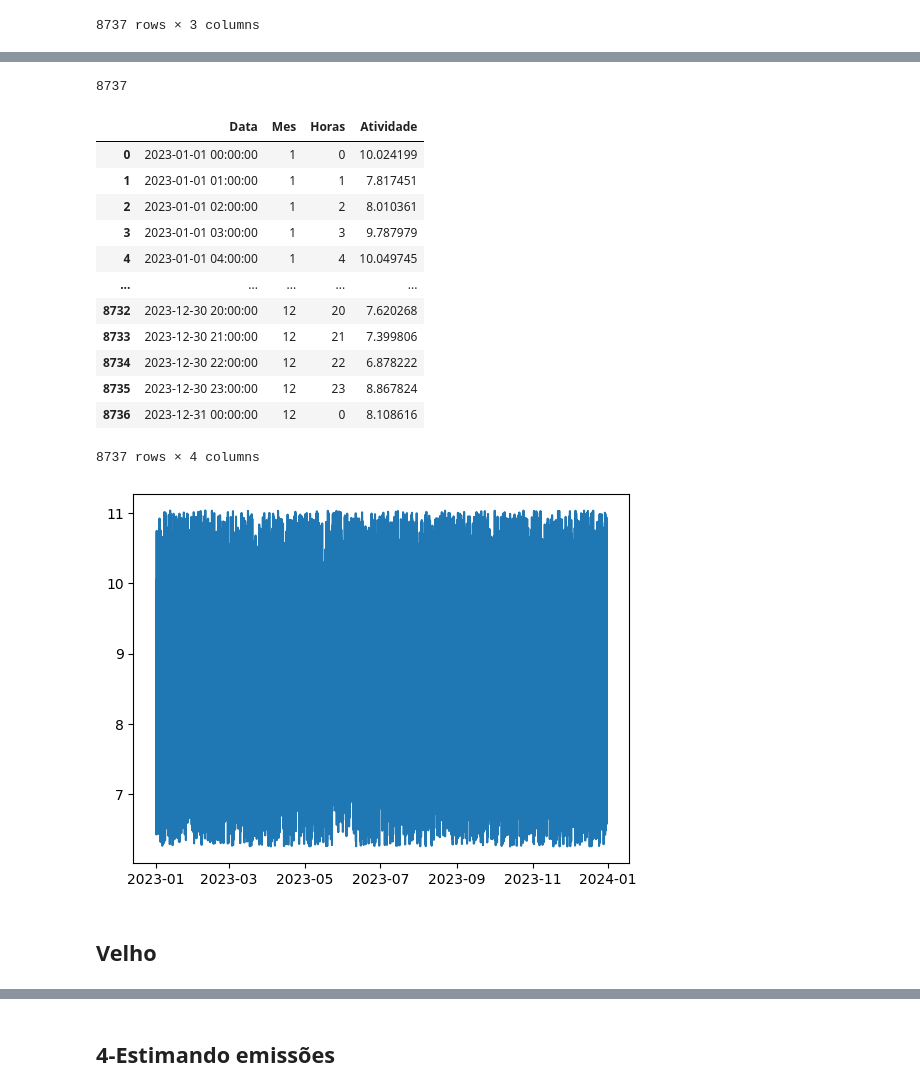
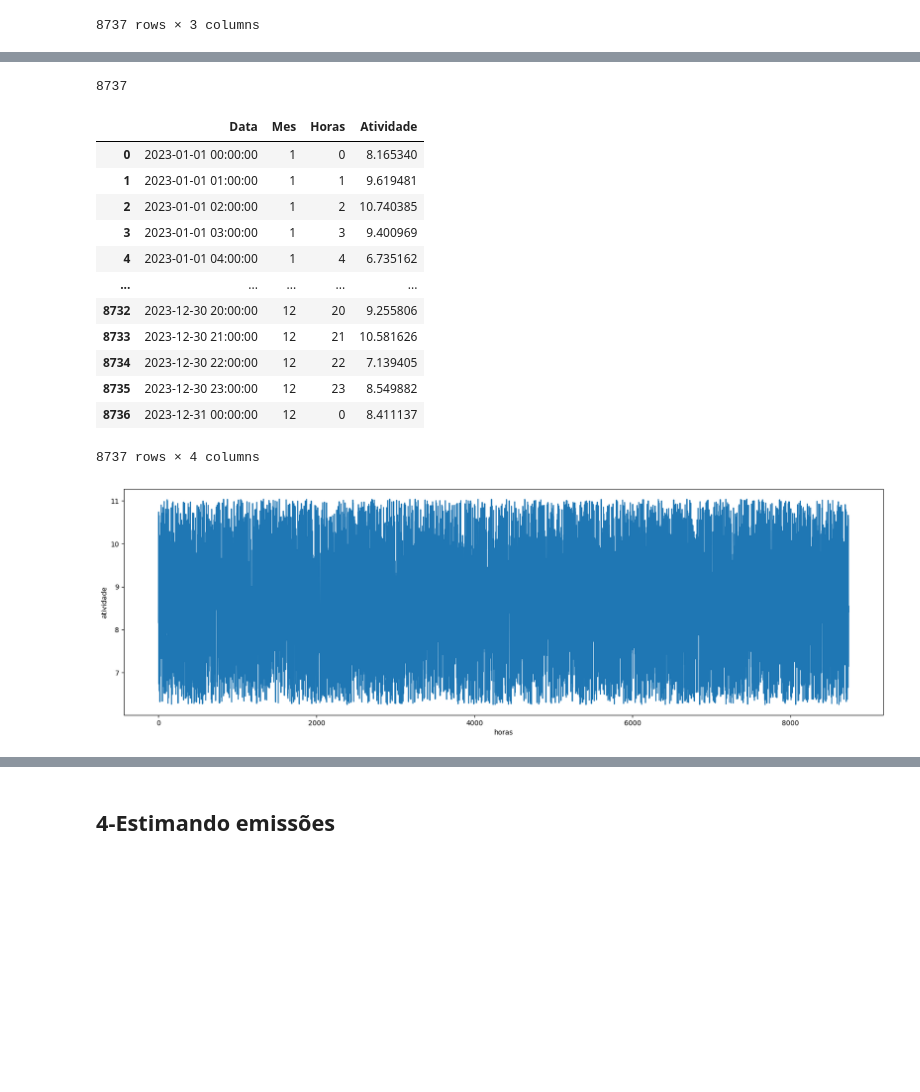
Before and after one commit to pavei3/ENS5173_202401, a Jupyter notebook: scripts/Atividade1Emissões-checkpoint.ipynb, the cells around one changed output, grey strips where cells are left out. Cells and saved outputs as stored; diff of their text form; code cells hidden in the pictures; blank space fills up the shorter version.

```diff
--- a/scripts/Atividade1Emissões-checkpoint.ipynb
+++ b/scripts/Atividade1Emissões-checkpoint.ipynb
@@ -197,31 +214,32 @@ ax.plot(atv)
 # %%
 # Criando dataframe com datas e valores de atividade máx e min
 import pandas as pd
 
 # Criando coluna de atividade
 
 dfHora['Atividade'] = atv
 
 # Criando uma figura com os valores máx e min
-plt.plot(datasHora, atv)
+plt.figure(figsize=(20,6))
+plt.plot(atv)
+plt.xlabel('horas')
+plt.ylabel('atividade')
 dfHora.to_csv(r"C:\Users\supor\OneDrive\Documentos\ControlePoluicaoAtm\ENS5173_202401\venv\Scripts\tabelas\atividade.csv")
 print(n)
 dfHora
 # %% [output]
 8737
 |  | Data | Mes | Horas | Atividade |
-| 0 | 2023-01-01 00:00:00 | 1 | 0 | 10.024199 |
-| 1 | 2023-01-01 01:00:00 | 1 | 1 | 7.817451 |
-| 2 | 2023-01-01 02:00:00 | 1 | 2 | 8.010361 |
-| 3 | 2023-01-01 03:00:00 | 1 | 3 | 9.787979 |
-| 4 | 2023-01-01 04:00:00 | 1 | 4 | 10.049745 |
+| 0 | 2023-01-01 00:00:00 | 1 | 0 | 8.165340 |
+| 1 | 2023-01-01 01:00:00 | 1 | 1 | 9.619481 |
+| 2 | 2023-01-01 02:00:00 | 1 | 2 | 10.740385 |
+| 3 | 2023-01-01 03:00:00 | 1 | 3 | 9.400969 |
+| 4 | 2023-01-01 04:00:00 | 1 | 4 | 6.735162 |
 | ... | ... | ... | ... | ... |
-| 8732 | 2023-12-30 20:00:00 | 12 | 20 | 7.620268 |
-| 8733 | 2023-12-30 21:00:00 | 12 | 21 | 7.399806 |
-| 8734 | 2023-12-30 22:00:00 | 12 | 22 | 6.878222 |
-| 8735 | 2023-12-30 23:00:00 | 12 | 23 | 8.867824 |
-| 8736 | 2023-12-31 00:00:00 | 12 | 0 | 8.108616 |
+| 8732 | 2023-12-30 20:00:00 | 12 | 20 | 9.255806 |
+| 8733 | 2023-12-30 21:00:00 | 12 | 21 | 10.581626 |
+| 8734 | 2023-12-30 22:00:00 | 12 | 22 | 7.139405 |
+| 8735 | 2023-12-30 23:00:00 | 12 | 23 | 8.549882 |
+| 8736 | 2023-12-31 00:00:00 | 12 | 0 | 8.411137 |
 8737 rows × 4 columns
-[figure, old version]
+[figure, new version]
-# %% [markdown]
-## Velho
```
Also changed, not shown: parts of 20 cells of this notebook.
